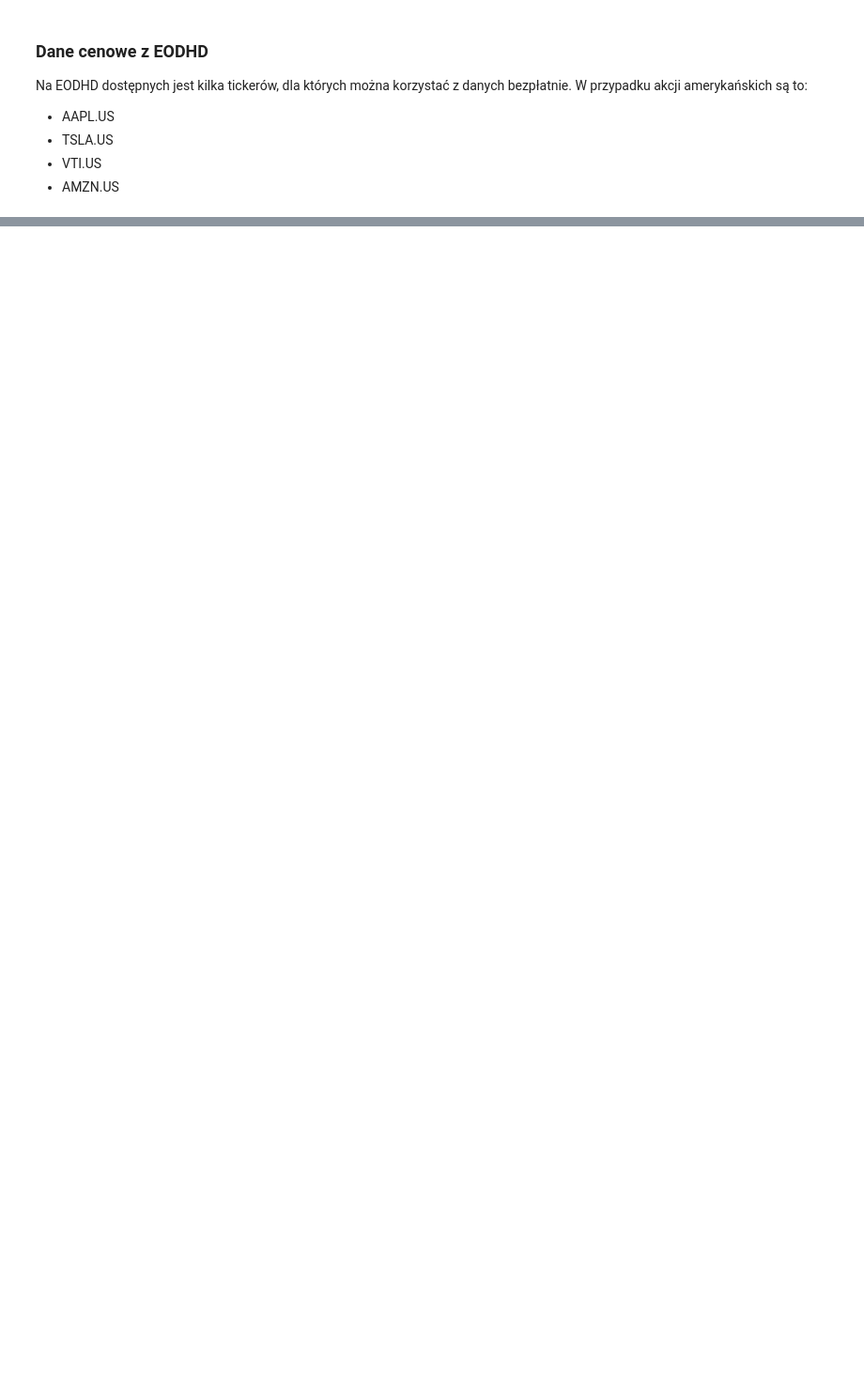
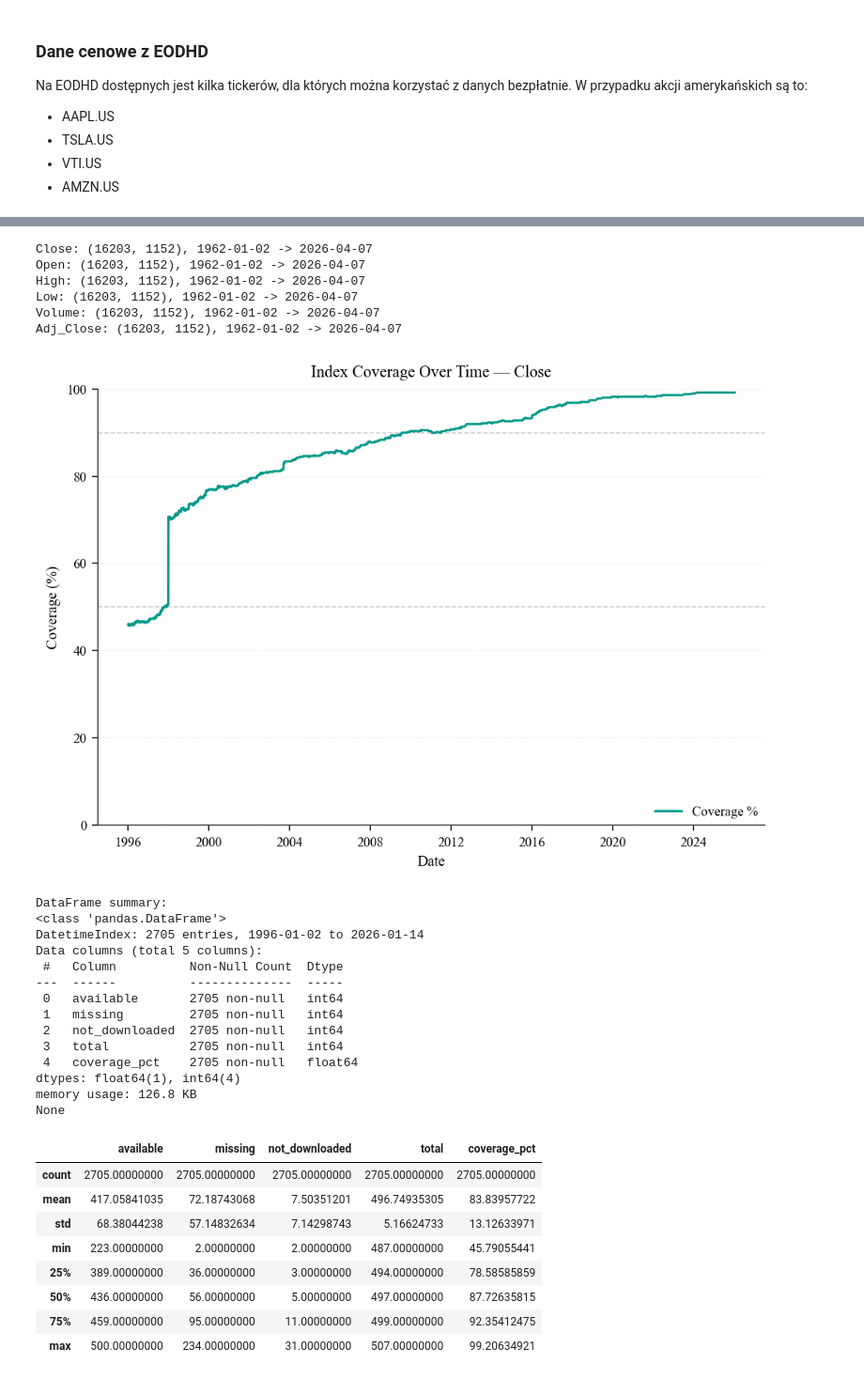
Before and after one commit to MichaelL200/data-driven-stock-portfolio-selection, a Jupyter notebook: notebooks/02b_data_stocks.ipynb, the cells around one changed output, grey strips where cells are left out. Shown at 94% size. Cells and saved outputs as stored; diff of their text form; code cells hidden in the pictures; blank space fills up the shorter version.

```diff
--- a/notebooks/02b_data_stocks.ipynb
+++ b/notebooks/02b_data_stocks.ipynb
@@ -592,0 +598,6 @@ Adj_Close: (14126, 6), Date: 1980-12-12 -> 2026-04-06
+# %%
+eodhd_data: dict[str, pd.DataFrame] = dataset.EODHD.download(
+    tickers,
+    save_csv=True,
+    redownload_missing_tickers=True,
+)
@@ -592,0 +643,41 @@ Adj_Close: (14126, 6), Date: 1980-12-12 -> 2026-04-06
+# %%
+for column_name, frame in eodhd_data.items():
+    if frame.empty:
+        print(f"{column_name}: empty")
+    else:
+        print(f"{column_name}: {frame.shape}, {frame.index.min().date()} -> {frame.index.max().date()}")
+# %% [output]
+Close: (16203, 1152), 1962-01-02 -> 2026-04-07
+Open: (16203, 1152), 1962-01-02 -> 2026-04-07
+High: (16203, 1152), 1962-01-02 -> 2026-04-07
+Low: (16203, 1152), 1962-01-02 -> 2026-04-07
+Volume: (16203, 1152), 1962-01-02 -> 2026-04-07
+Adj_Close: (16203, 1152), 1962-01-02 -> 2026-04-07
+# %%
+coverage_df = plots.coverage_over_time(eodhd_data, sp500_components)
+plots.summarize_df(coverage_df)
+# %% [output]
+[figure, added]
+DataFrame summary:
+<class 'pandas.DataFrame'>
+DatetimeIndex: 2705 entries, 1996-01-02 to 2026-01-14
+Data columns (total 5 columns):
+ #   Column          Non-Null Count  Dtype
+---  ------          --------------  -----
+ 0   available       2705 non-null   int64
+ 1   missing         2705 non-null   int64
+ 2   not_downloaded  2705 non-null   int64
+ 3   total           2705 non-null   int64
+ 4   coverage_pct    2705 non-null   float64
+dtypes: float64(1), int64(4)
+memory usage: 126.8 KB
+None
+|  | available | missing | not_downloaded | total | coverage_pct |
+| count | 2705.00000000 | 2705.00000000 | 2705.00000000 | 2705.00000000 | 2705.00000000 |
+| mean | 417.05841035 | 72.18743068 | 7.50351201 | 496.74935305 | 83.83957722 |
+| std | 68.38044238 | 57.14832634 | 7.14298743 | 5.16624733 | 13.12633971 |
+| min | 223.00000000 | 2.00000000 | 2.00000000 | 487.00000000 | 45.79055441 |
+| 25% | 389.00000000 | 36.00000000 | 3.00000000 | 494.00000000 | 78.58585859 |
+| 50% | 436.00000000 | 56.00000000 | 5.00000000 | 497.00000000 | 87.72635815 |
+| 75% | 459.00000000 | 95.00000000 | 11.00000000 | 499.00000000 | 92.35412475 |
+| max | 500.00000000 | 234.00000000 | 31.00000000 | 507.00000000 | 99.20634921 |
```
Also changed, not shown: parts of 16 cells of this notebook, 3 other files.
